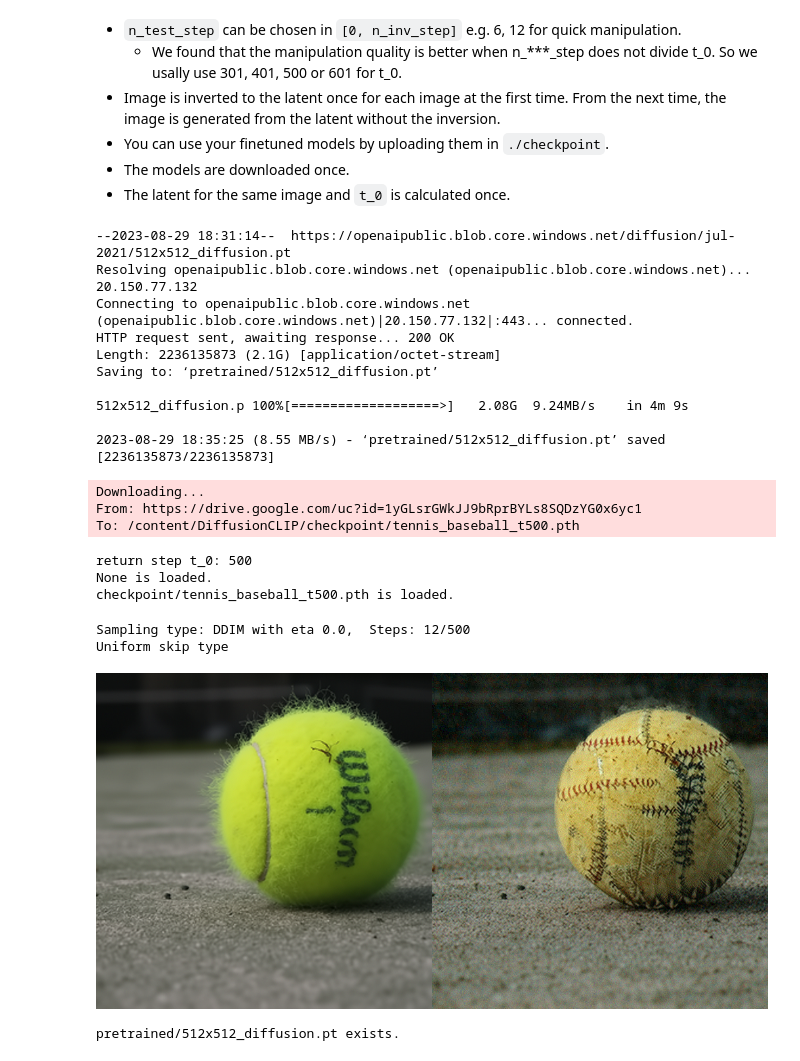
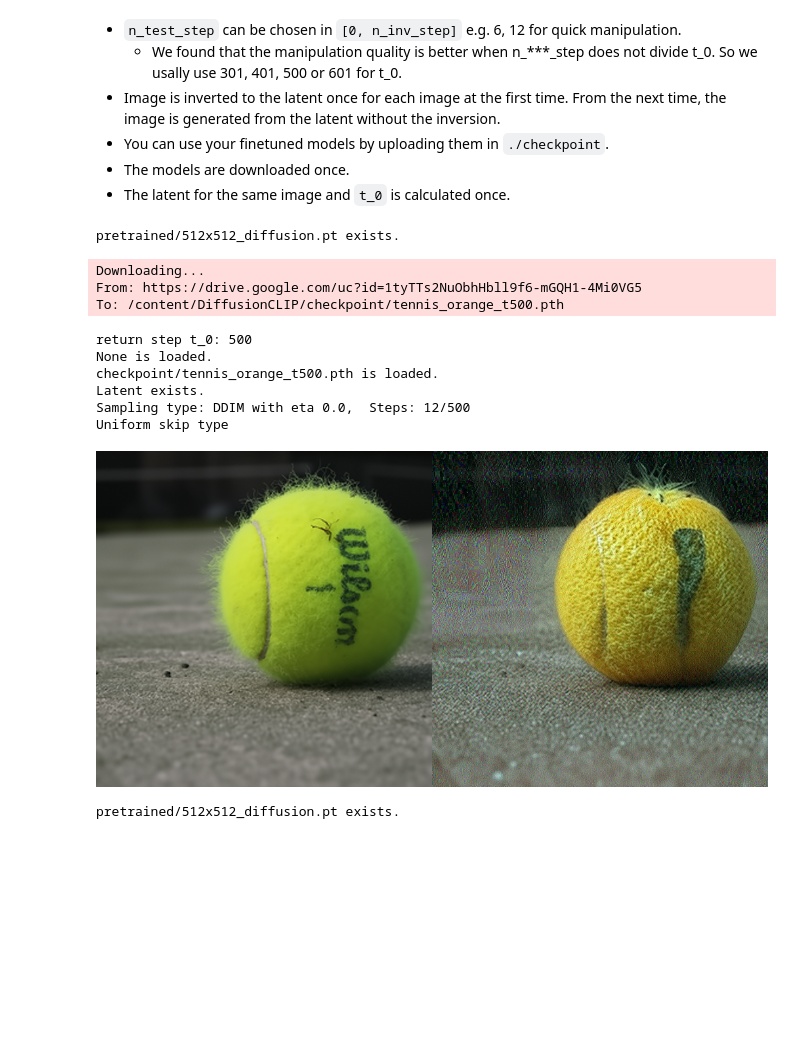
Before and after one commit to cagBRT/Diffusers, a Jupyter notebook: diffusionclip_colab.ipynb, the cells around one changed output. Cells and saved outputs as stored; diff of their text form; code cells hidden in the pictures; blank space fills up the shorter version.

```diff
--- a/diffusionclip_colab.ipynb
+++ b/diffusionclip_colab.ipynb
@@ -99,8 +99,8 @@ else:
 
 
 img_path = 'imgs/tennis1.png'  #@param {type:"string"}
-edit_type = 'Baseball' #@param ['Baseball', 'Melon','Orange', 'Tomato']
-degree_of_change = 1 #@param {type:"slider", min:0.0, max:1.0, step:0.01}
+edit_type = 'Orange' #@param ['Baseball', 'Melon','Orange', 'Tomato']
+degree_of_change = 0.61 #@param {type:"slider", min:0.0, max:1.0, step:0.01}
 
 # Finetuned model download
 tennis_gdrive_ids = {'Baseball':   ["1yGLsrGWkJJ9bRprBYLs8SQDzYG0x6yc1", "tennis_baseball_t500.pth"],
@@ -139,49 +139,41 @@ args_dic = {
     'model_ratio': degree_of_change,
     'edit_attr': None, 'src_txts': None, 'trg_txts': None,
     }
 args = dict2namespace(args_dic)
 
 with open(os.path.join('configs', args.config), 'r') as f:
     config_dic = yaml.safe_load(f)
 config = dict2namespace(config_dic)
 config.device = device
 
 # Edit
 runner = DiffusionCLIP(args, config)
 runner.edit_one_image()
 
 # Result
 print()
 n_result = 1
 img = Image.open(os.path.join(exp_dir, '0_orig.png'))
 img = img.resize((int(img.width), int(img.height)))
 grid = Image.new("RGB", (img.width*(n_result+1), img.height))
 grid.paste(img, (0, 0))
 for i in range(n_result):
   img = Image.open(os.path.join(exp_dir, f"3_gen_t{t_0}_it0_ninv{n_inv_step}_ngen{n_test_step}_mrat{degree_of_change}_{model_path.split('/')[-1].replace('.pth','')}.png"))
   img = img.resize((int(img.width), int(img.height)))
   grid.paste(img, (int(img.height * (i+1)), 0))
 grid
 # %% [output]
---2023-08-29 18:31:14--  https://openaipublic.blob.core.windows.net/diffusion/jul-2021/512x512_diffusion.pt
-Resolving openaipublic.blob.core.windows.net (openaipublic.blob.core.windows.net)... 20.150.77.132
-Connecting to openaipublic.blob.core.windows.net (openaipublic.blob.core.windows.net)|20.150.77.132|:443... connected.
-HTTP request sent, awaiting response... 200 OK
-Length: 2236135873 (2.1G) [application/octet-stream]
-Saving to: ‘pretrained/512x512_diffusion.pt’
-
-512x512_diffusion.p 100%[===================>]   2.08G  9.24MB/s    in 4m 9s
-
-2023-08-29 18:35:25 (8.55 MB/s) - ‘pretrained/512x512_diffusion.pt’ saved [2236135873/2236135873]
+pretrained/512x512_diffusion.pt exists.
 Downloading...
-From: https://drive.google.com/uc?id=1yGLsrGWkJJ9bRprBYLs8SQDzYG0x6yc1
-To: /content/DiffusionCLIP/checkpoint/tennis_baseball_t500.pth
+From: https://drive.google.com/uc?id=1tyTTs2NuObhHbll9f6-mGQH1-4Mi0VG5
+To: /content/DiffusionCLIP/checkpoint/tennis_orange_t500.pth
 return step t_0: 500
 None is loaded.
-checkpoint/tennis_baseball_t500.pth is loaded.
+checkpoint/tennis_orange_t500.pth is loaded.
+Latent exists.
+Sampling type: DDIM with eta 0.0,  Steps: 12/500
+Uniform skip type
-Sampling type: DDIM with eta 0.0,  Steps: 12/500
-Uniform skip type
-[figure, old version]
+[figure, new version]
 # %%
 #@title ImageNet Style Transfer (512x512)
 #@markdown You can use `imgs/general1.png`\~`imgs/general4.png` as `img_path`.
```
